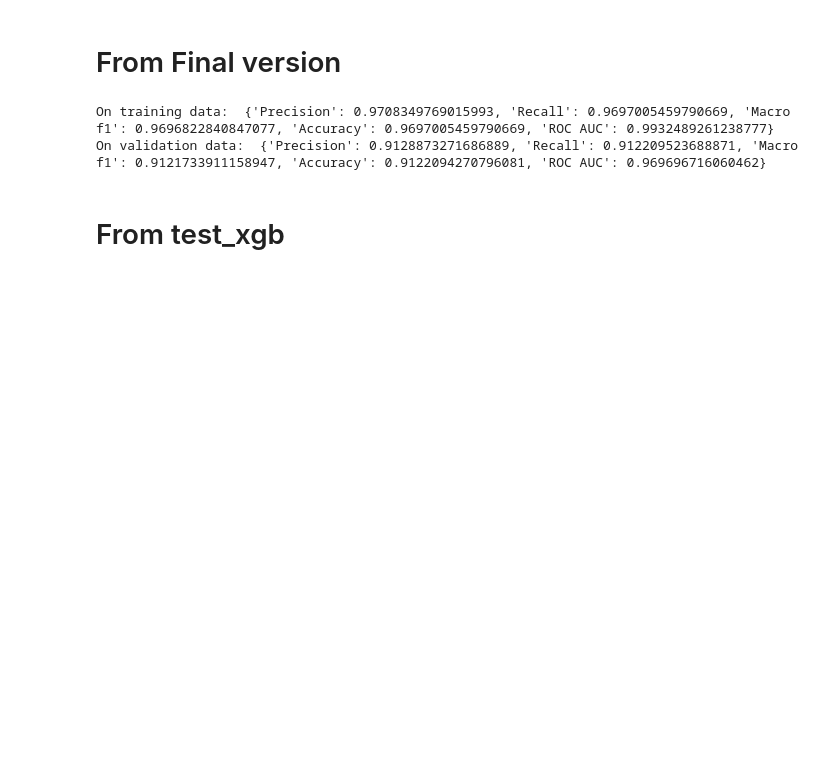
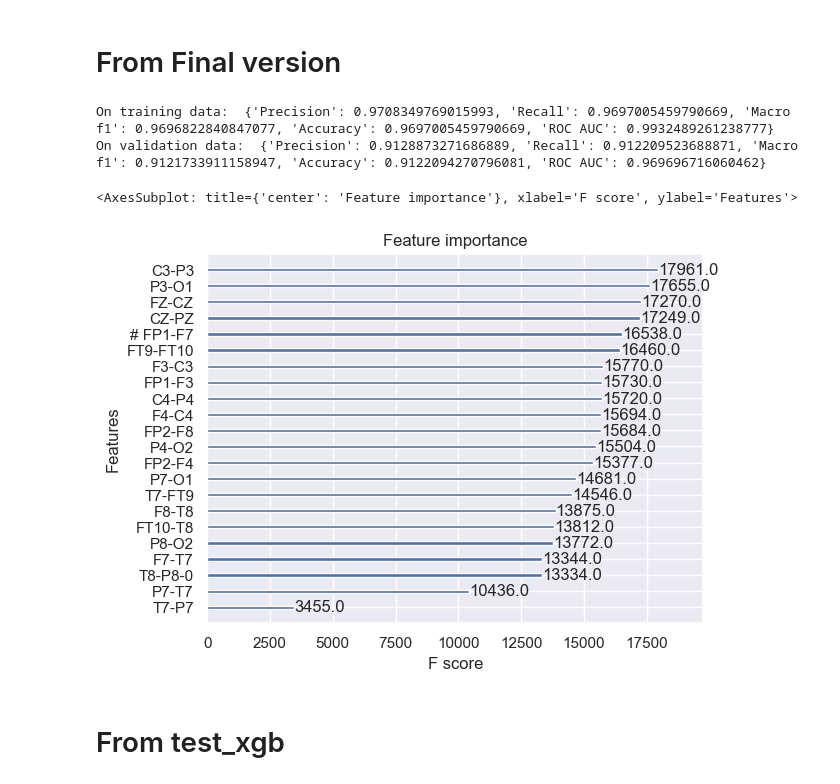
Before and after one commit to anw1998/MMD6020_Final_Project, a Jupyter notebook: notebooks/Final_xgb.ipynb, the cells around one changed output. Drawn from its saved outputs; the diff is of its cells as text; code cells hidden in the pictures; blank space fills up the shorter version.

```diff
--- a/notebooks/Final_xgb.ipynb
+++ b/notebooks/Final_xgb.ipynb
@@ -69,6 +69,14 @@ print('On validation data: ', val_metrics)
 # %% [output]
 On training data:  {'Precision': 0.9708349769015993, 'Recall': 0.9697005459790669, 'Macro f1': 0.9696822840847077, 'Accuracy': 0.9697005459790669, 'ROC AUC': 0.9932489261238777}
 On validation data:  {'Precision': 0.9128873271686889, 'Recall': 0.912209523688871, 'Macro f1': 0.9121733911158947, 'Accuracy': 0.9122094270796081, 'ROC AUC': 0.969696716060462}
+# %%
+from xgboost import plot_importance
+xgb_fea_imp=pd.DataFrame(list(xgb_HP.get_booster().get_fscore().items()), columns=['feature','importance']).sort_values('importance', ascending=False)
+xgb_fea_imp
+plot_importance(xgb_HP,)
+# %% [output]
+<AxesSubplot: title={'center': 'Feature importance'}, xlabel='F score', ylabel='Features'>
+[figure, added]
 # %% [markdown]
 # From test_xgb
 # %%
```
Also changed, not shown: parts of 2 cells of this notebook.
